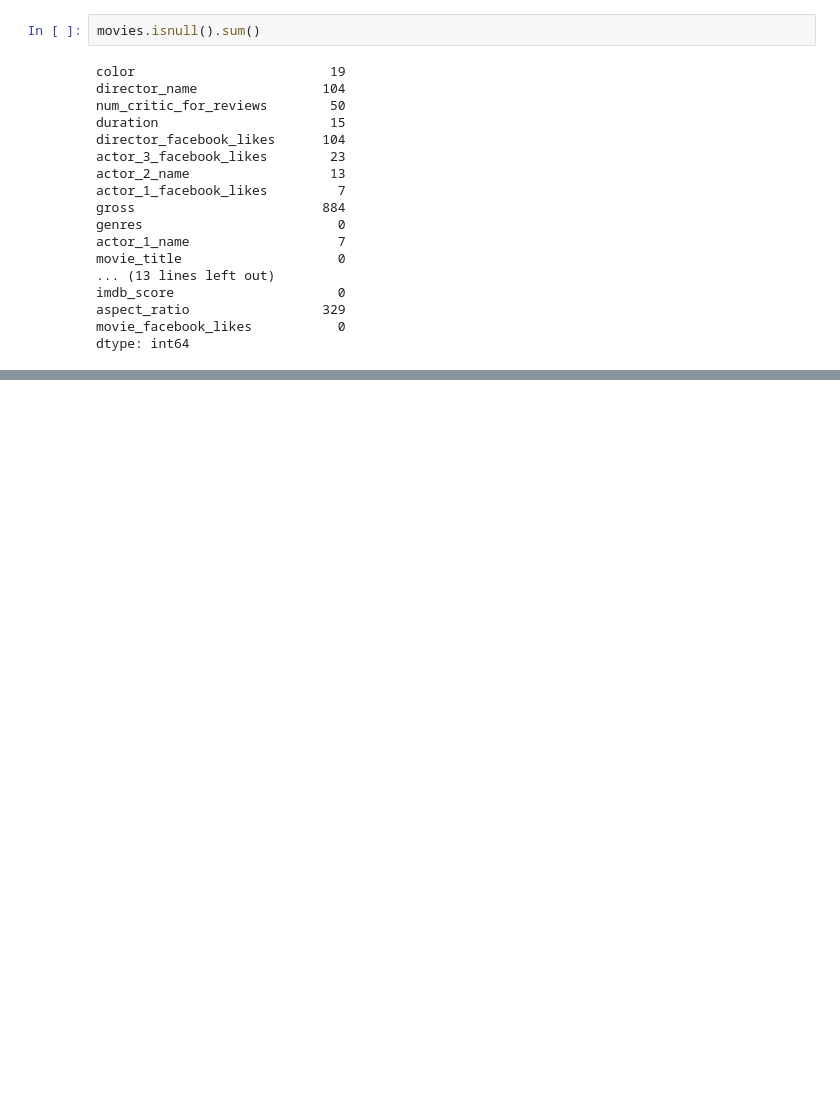
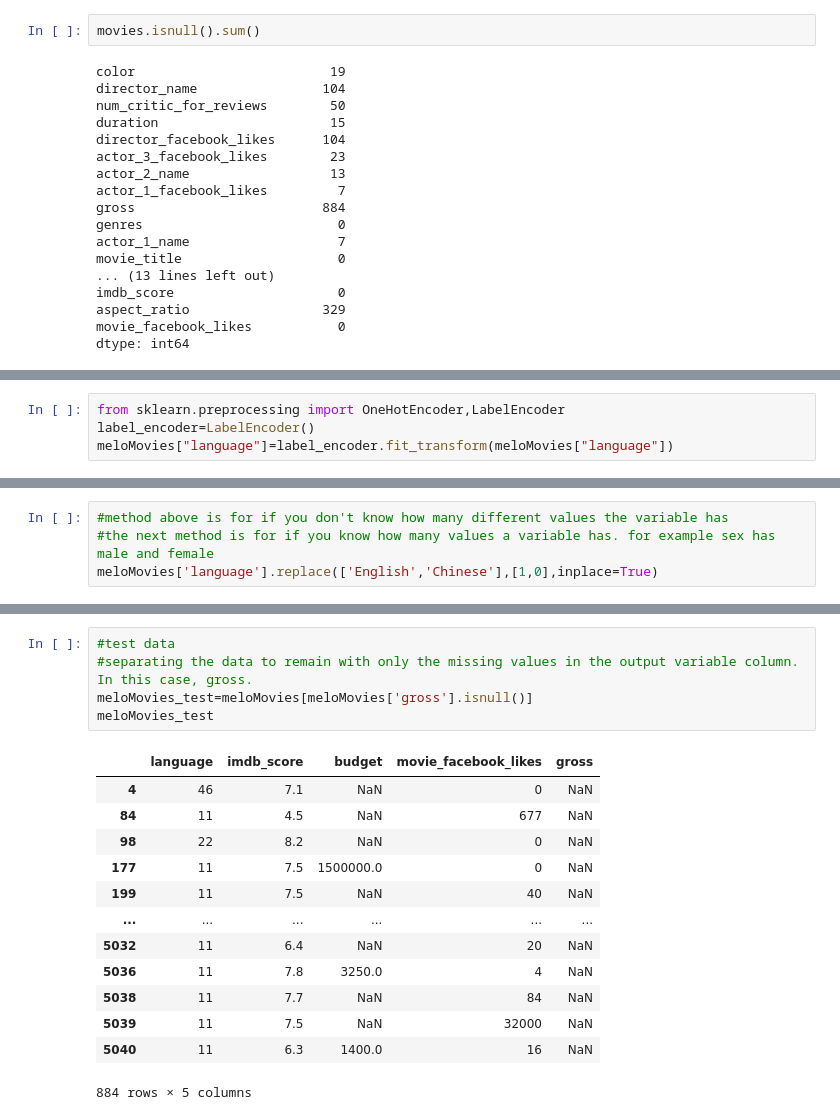
Before and after one commit to anitajn86/MOVIES, a Jupyter notebook: movies.ipynb, the cells around one changed output, grey strips where cells are left out. Drawn from its saved outputs; the diff is of its cells as text; blank space fills up the shorter version.

```diff
--- a/movies.ipynb
+++ b/movies.ipynb
@@ -994,0 +1010,4 @@ meloMovies.head()
+# %%
+from sklearn.preprocessing import OneHotEncoder,LabelEncoder
+label_encoder=LabelEncoder()
+meloMovies["language"]=label_encoder.fit_transform(meloMovies["language"])
@@ -994,0 +1020,4 @@ meloMovies.head()
+# %%
+#method above is for if you don't know how many different values the variable has
+#the next method is for if you know how many values a variable has. for example sex has male and female
+meloMovies['language'].replace(['English','Chinese'],[1,0],inplace=True)
@@ -994,0 +1033,19 @@ meloMovies.head()
+# %%
+#test data
+#separating the data to remain with only the missing values in the output variable column. In this case, gross.
+meloMovies_test=meloMovies[meloMovies['gross'].isnull()]
+meloMovies_test
+# %% [output]
+|  | language | imdb_score | budget | movie_facebook_likes | gross |
+| 4 | 46 | 7.1 | NaN | 0 | NaN |
+| 84 | 11 | 4.5 | NaN | 677 | NaN |
+| 98 | 22 | 8.2 | NaN | 0 | NaN |
+| 177 | 11 | 7.5 | 1500000.0 | 0 | NaN |
+| 199 | 11 | 7.5 | NaN | 40 | NaN |
+| ... | ... | ... | ... | ... | ... |
+| 5032 | 11 | 6.4 | NaN | 20 | NaN |
+| 5036 | 11 | 7.8 | 3250.0 | 4 | NaN |
+| 5038 | 11 | 7.7 | NaN | 84 | NaN |
+| 5039 | 11 | 7.5 | NaN | 32000 | NaN |
+| 5040 | 11 | 6.3 | 1400.0 | 16 | NaN |
+884 rows × 5 columns
```
Also changed, not shown: parts of 15 cells of this notebook.
